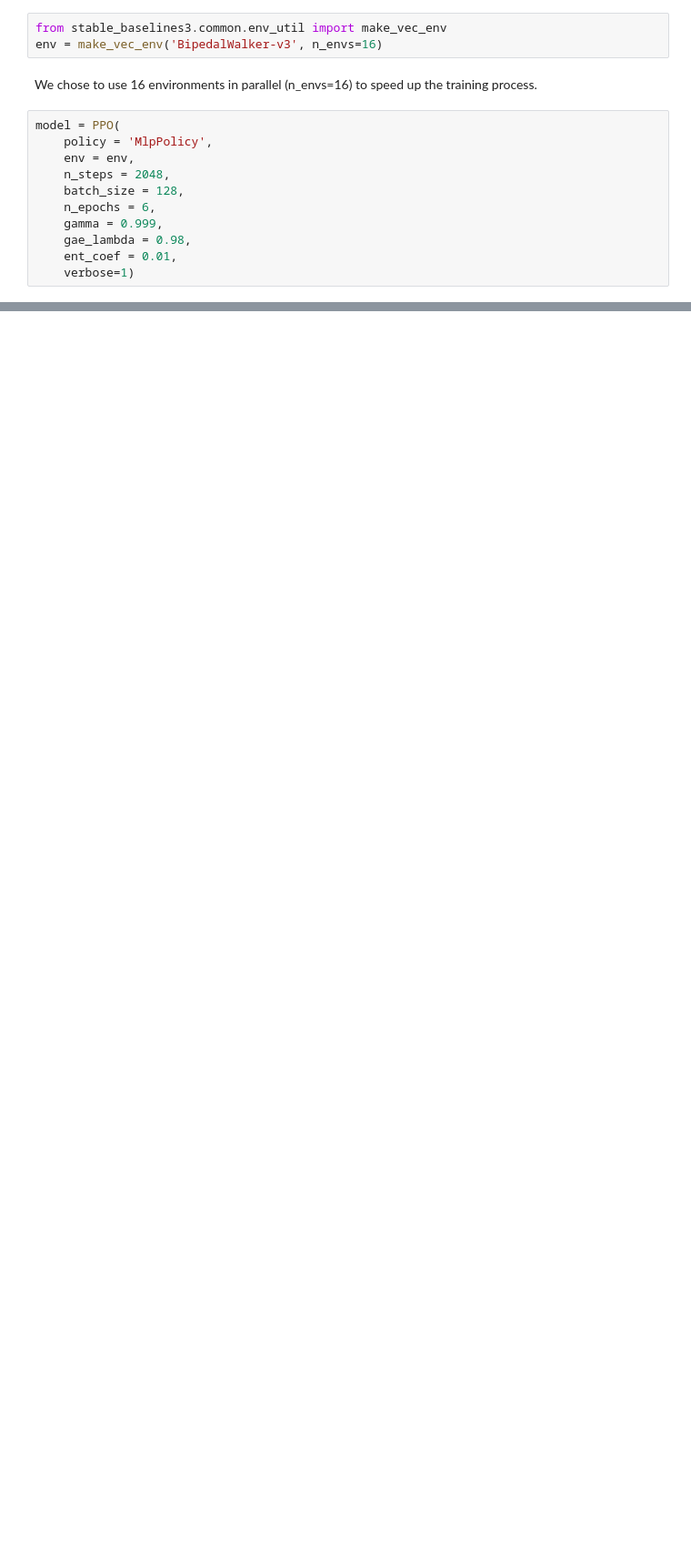
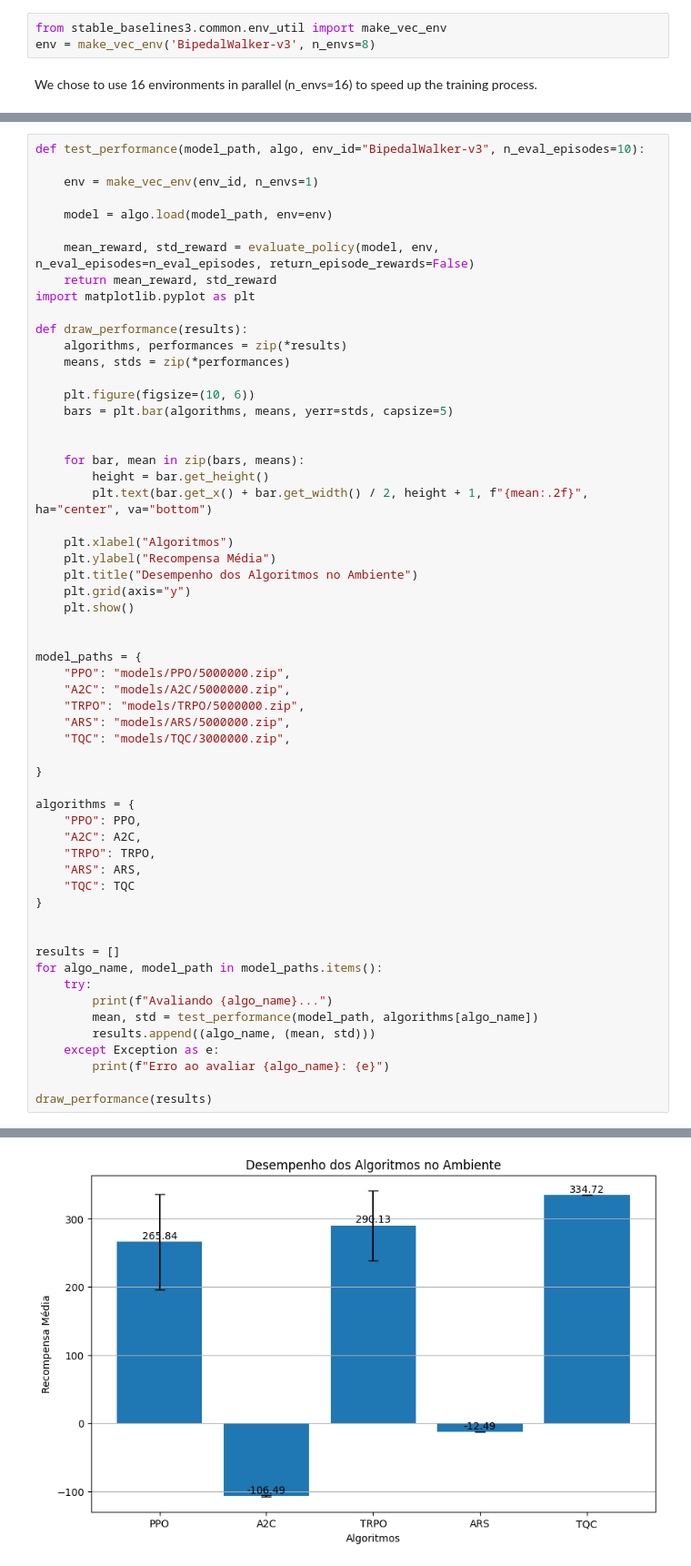
Before and after one commit to Alejandro-131004/ISIA, a Jupyter notebook: work.ipynb, the cells around one changed output, grey strips where cells are left out. Shown at 91% size. Saved outputs shown, nothing was run; the diff lists cells and outputs as text; blank space fills up the shorter version.

```diff
--- a/work.ipynb
+++ b/work.ipynb
@@ -120,17 +121,6 @@ env = gym.make(env_id, hardcore=True)
 *This definition was taken from the official Stable Baselines 3 documentation. For more details, visit the [official guide on vectorized environments](https://stable-baselines3.readthedocs.io/en/master/guide/vec_envs.html).*
 # %%
 from stable_baselines3.common.env_util import make_vec_env
-env = make_vec_env('BipedalWalker-v3', n_envs=16)
+env = make_vec_env('BipedalWalker-v3', n_envs=8)
 # %% [markdown]
 We chose to use 16 environments in parallel (n_envs=16) to speed up the training process.
-# %%
-model = PPO(
-    policy = 'MlpPolicy',
-    env = env,
-    n_steps = 2048,
-    batch_size = 128,
-    n_epochs = 6,
-    gamma = 0.999,
-    gae_lambda = 0.98,
-    ent_coef = 0.01,
-    verbose=1)
@@ -140,0 +129,59 @@ Wrapping the env in a DummyVecEnv.
+# %%
+def test_performance(model_path, algo, env_id="BipedalWalker-v3", n_eval_episodes=10):
+
+    env = make_vec_env(env_id, n_envs=1)
+
+    model = algo.load(model_path, env=env)
+
+    mean_reward, std_reward = evaluate_policy(model, env, n_eval_episodes=n_eval_episodes, return_episode_rewards=False)
+    return mean_reward, std_reward
+import matplotlib.pyplot as plt
+
+def draw_performance(results):
+    algorithms, performances = zip(*results)
+    means, stds = zip(*performances)
+
+    plt.figure(figsize=(10, 6))
+    bars = plt.bar(algorithms, means, yerr=stds, capsize=5)
+
+
+    for bar, mean in zip(bars, means):
+        height = bar.get_height()
+        plt.text(bar.get_x() + bar.get_width() / 2, height + 1, f"{mean:.2f}", ha="center", va="bottom")
+
+    plt.xlabel("Algoritmos")
+    plt.ylabel("Recompensa Média")
+    plt.title("Desempenho dos Algoritmos no Ambiente")
+    plt.grid(axis="y")
+    plt.show()
+
+
+model_paths = {
+    "PPO": "models/PPO/5000000.zip",
+    "A2C": "models/A2C/5000000.zip",
+    "TRPO": "models/TRPO/5000000.zip",
+    "ARS": "models/ARS/5000000.zip",
+    "TQC": "models/TQC/3000000.zip",
+
+}
+
+algorithms = {
+    "PPO": PPO,
+    "A2C": A2C,
+    "TRPO": TRPO,
+    "ARS": ARS,
+    "TQC": TQC
+}
+
+
+results = []
+for algo_name, model_path in model_paths.items():
+    try:
+        print(f"Avaliando {algo_name}...")
+        mean, std = test_performance(model_path, algorithms[algo_name])
+        results.append((algo_name, (mean, std)))
+    except Exception as e:
+        print(f"Erro ao avaliar {algo_name}: {e}")
+
+draw_performance(results)
+# %% [output]
@@ -140,0 +193 @@ Wrapping the env in a DummyVecEnv.
+[figure, added]
```
Also changed, not shown: parts of 30 cells of this notebook, 7 other files.
